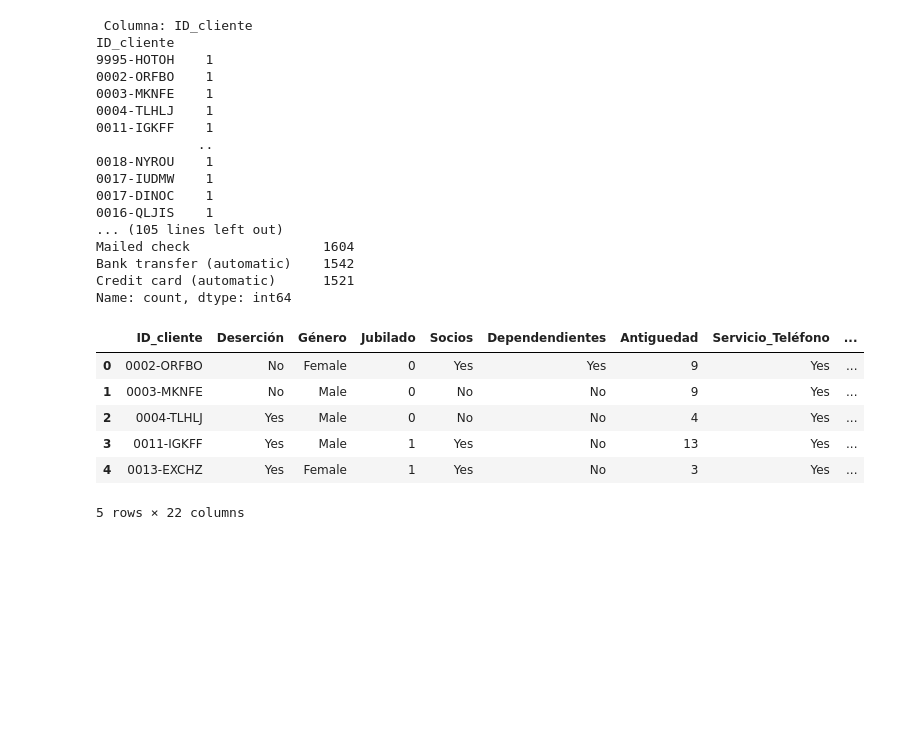
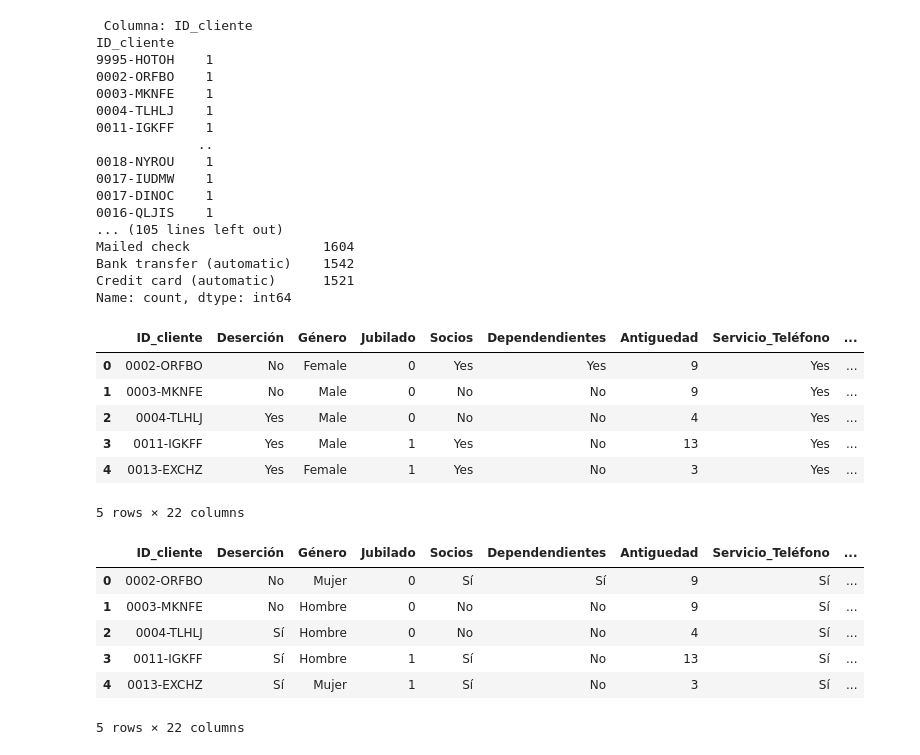
Before and after one commit to lainaker7/Desafio2-TelecomX, a Jupyter notebook: TELECOM_X_ALURA_CHALLENGE_Public.ipynb, the cells around one changed output. Cells and saved outputs as stored; diff of their text form; code cells hidden in the pictures; blank space fills up the shorter version.

```diff
--- a/TELECOM_X_ALURA_CHALLENGE_Public.ipynb
+++ b/TELECOM_X_ALURA_CHALLENGE_Public.ipynb
@@ -467,0 +550,10 @@ df.head()
+# %%
+df_completo_espanol.head()
+# %% [output]
+|  | ID_cliente | Deserción | Género | Jubilado | Socios | Dependendientes | Antiguedad | Servicio_Teléfono | ... |
+| 0 | 0002-ORFBO | No | Mujer | 0 | Sí | Sí | 9 | Sí | ... |
+| 1 | 0003-MKNFE | No | Hombre | 0 | No | No | 9 | Sí | ... |
+| 2 | 0004-TLHLJ | Sí | Hombre | 0 | No | No | 4 | Sí | ... |
+| 3 | 0011-IGKFF | Sí | Hombre | 1 | Sí | No | 13 | Sí | ... |
+| 4 | 0013-EXCHZ | Sí | Mujer | 1 | Sí | No | 3 | Sí | ... |
+5 rows × 22 columns
```
Also changed, not shown: parts of 6 cells of this notebook.
